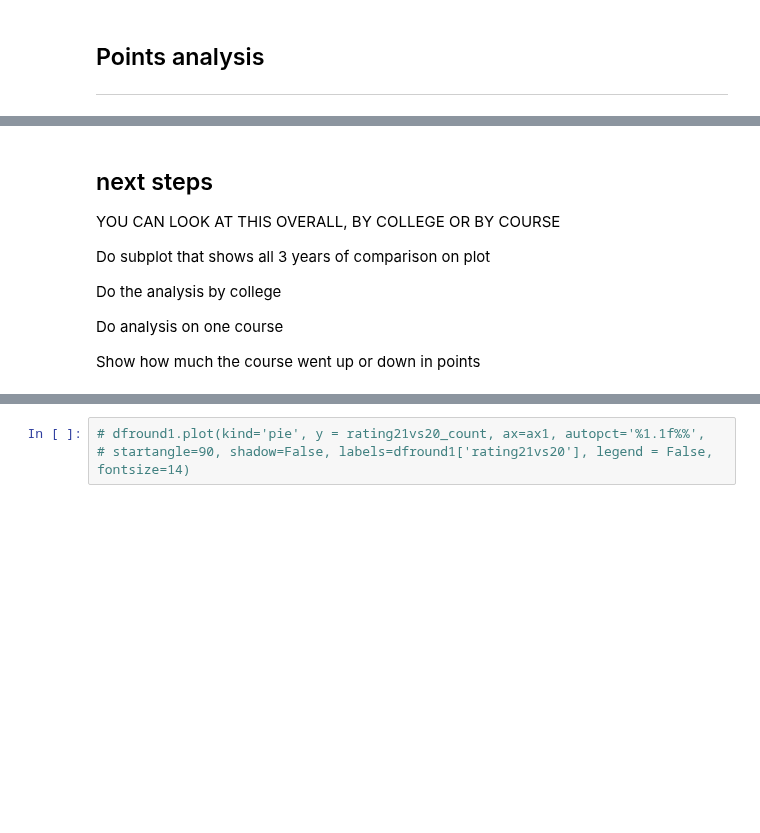
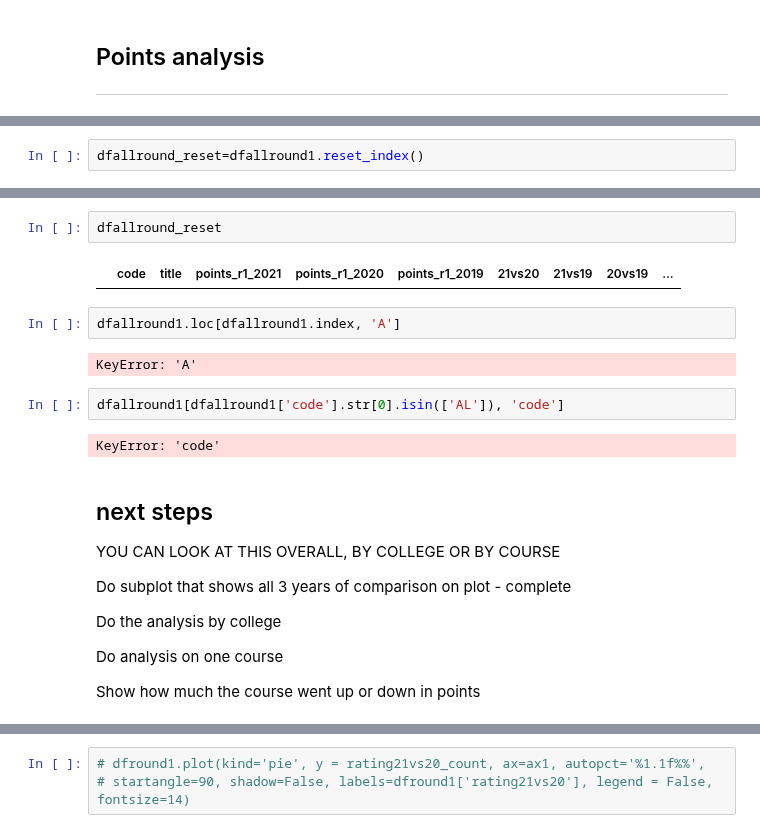
Before and after one commit to Michelleoc/fundamentals-of-data-analysis-assessment, a Jupyter notebook: cao.ipynb, the cells around one changed output, grey strips where cells are left out. Drawn from its saved outputs; the diff is of its cells as text; blank space fills up the shorter version.

```diff
--- a/cao.ipynb
+++ b/cao.ipynb
@@ -1238,0 +1304,2 @@ plt.show()
+# %%
+dfallround_reset=dfallround1.reset_index()
@@ -1239,9 +1320,21 @@ plt.show()
+# %%
+dfallround_reset
+# %% [output]
+|  | code | title | points_r1_2021 | points_r1_2020 | points_r1_2019 | 21vs20 | 21vs19 | 20vs19 | ... |
+# %%
+dfallround1.loc[dfallround1.index, 'A']
+# %% [output]
+KeyError: 'A'
+# %%
+dfallround1[dfallround1['code'].str[0].isin(['AL']), 'code']
+# %% [output]
+KeyError: 'code'
 # %% [markdown]
  ## next steps
 
 YOU CAN LOOK AT THIS OVERALL, BY COLLEGE OR BY COURSE
 
-Do subplot that shows all 3 years of comparison on plot
+Do subplot that shows all 3 years of comparison on plot - complete
 
 Do the analysis by college
 
```
Also changed, not shown: parts of 36 cells of this notebook, 23 other files.
